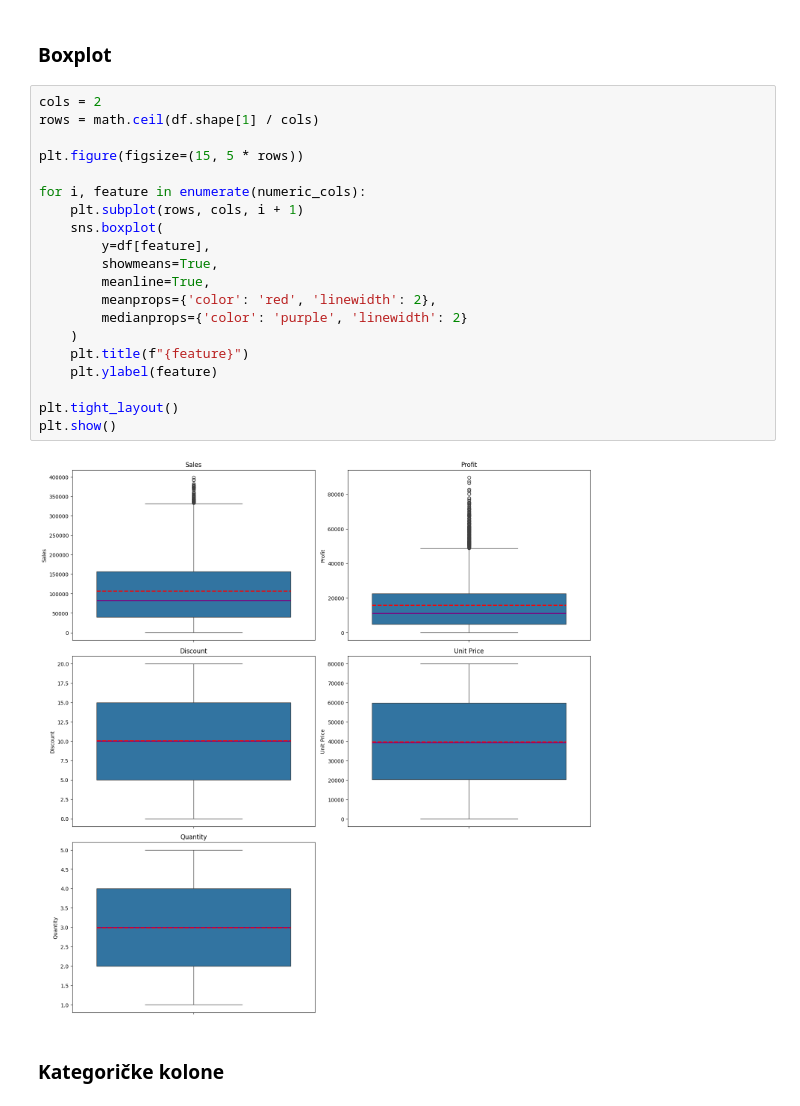
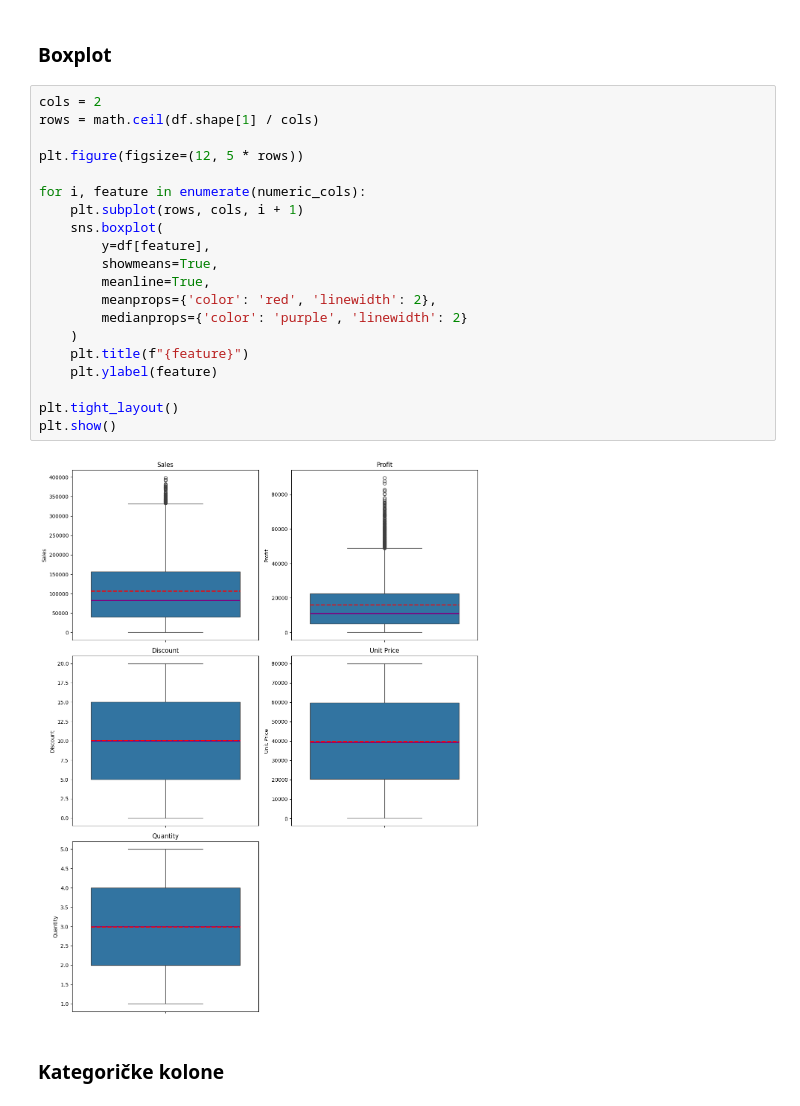
Before and after one commit to gavrilovicluka/machine-learning-projects, a Jupyter notebook: Projekat 2/Projekat2.ipynb, the cells around one changed output. Drawn from its saved outputs; the diff is of its cells as text.

```diff
--- a/Projekat 2/Projekat2.ipynb
+++ b/Projekat 2/Projekat2.ipynb
@@ -233,25 +237,25 @@ Na osnovu grafika distribucije numeričkih kolona, kao i rezultata zakrivljenost
 # %%
 cols = 2
 rows = math.ceil(df.shape[1] / cols)
 
-plt.figure(figsize=(15, 5 * rows))
+plt.figure(figsize=(12, 5 * rows))
 
 for i, feature in enumerate(numeric_cols):
     plt.subplot(rows, cols, i + 1)
     sns.boxplot(
         y=df[feature],
         showmeans=True,
         meanline=True,
         meanprops={'color': 'red', 'linewidth': 2},
         medianprops={'color': 'purple', 'linewidth': 2}
     )
     plt.title(f"{feature}")
     plt.ylabel(feature)
 
 plt.tight_layout()
 plt.show()
 # %% [output]
-[figure, old version]
+[figure, new version]
 # %% [markdown]
 ### Kategoričke kolone
 # %%
```
Also changed, not shown: parts of 31 cells of this notebook.
